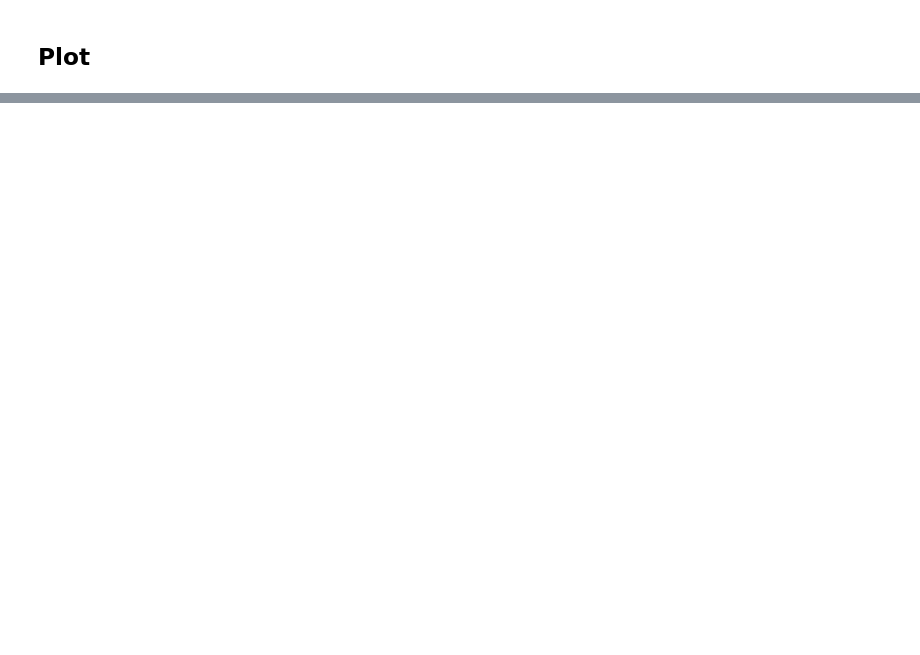
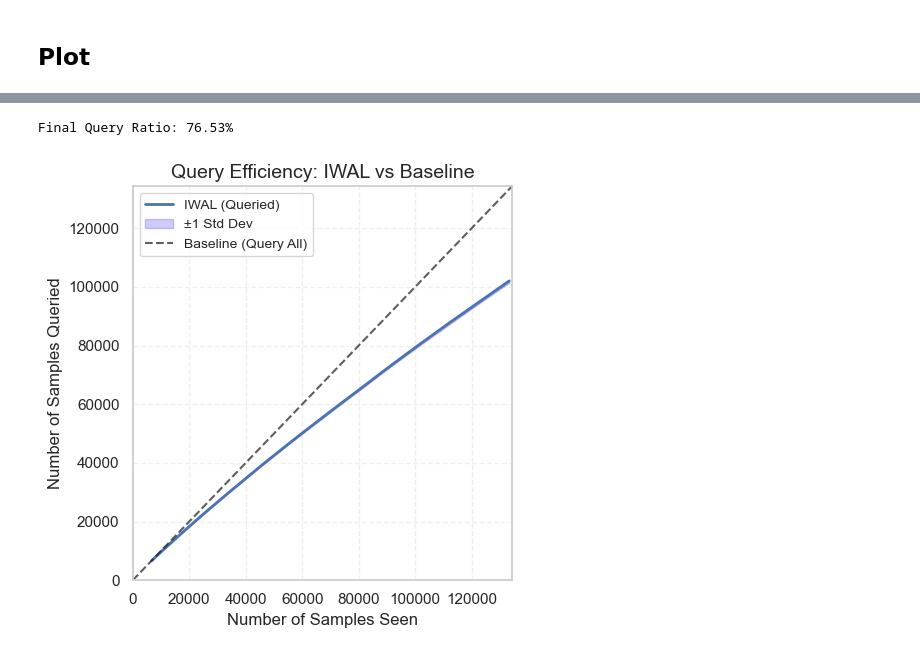
Before and after one commit to ShijieTang/Automation_GDSC, a Jupyter notebook: main_classification.ipynb, the cells around one changed output, grey strips where cells are left out. Saved outputs shown, nothing was run; the diff lists cells and outputs as text; code cells hidden in the pictures; blank space fills up the shorter version.

```diff
--- a/main_classification.ipynb
+++ b/main_classification.ipynb
@@ -858,0 +1123,61 @@ plot_learning_curves(result_dict, save_path=None)
+# %%
+import numpy as np
+import matplotlib.pyplot as plt
+import pickle
+
+with open('./results/classification_IWAL3.pkl', 'rb') as f:
+    results_IWAL = pickle.load(f)
+    accuracy_IWAL = results_IWAL['accuracy']
+    f1_IWAL = results_IWAL['f1']
+    queried_IWAL = results_IWAL['queried']
+    seen_IWAL = results_IWAL['seen']
+
+# Align the lengths of queried_IWAL and seen_IWAL
+max_len = max(len(seen) for seen in seen_IWAL)
+seen_array = np.zeros((len(seen_IWAL), max_len))
+queried_array = np.zeros((len(queried_IWAL), max_len))
+
+for i in range(len(seen_IWAL)):
+    current_seen = seen_IWAL[i]
+    current_queried = queried_IWAL[i]
+    seen_array[i, :len(current_seen)] = current_seen
+    queried_array[i, :len(current_queried)] = current_queried
+
+# Calculate mean and std
+mean_seen = np.mean(seen_array, axis=0) + 6665
+mean_queried = np.mean(queried_array, axis=0)
+std_queried = np.std(queried_array, axis=0)
+
+# Plotting
+plt.figure(figsize=(5, 5))
+plt.plot(mean_seen, mean_queried, 'b-', label='IWAL (Queried)', linewidth=2)
+plt.fill_between(
+    mean_seen,
+    mean_queried - std_queried,
+    mean_queried + std_queried,
+    color='blue',
+    alpha=0.2,
+    label='±1 Std Dev'
+)
+
+# Add baseline line
+max_val = max(np.max(mean_seen), np.max(mean_queried)) + 1000
+plt.plot([0, max_val], [0, max_val], 'k--', label='Baseline (Query All)', linewidth=1.5, alpha=0.7)
+plt.xlabel('Number of Samples Seen', fontsize=12)
+plt.ylabel('Number of Samples Queried', fontsize=12)
+plt.title('Query Efficiency: IWAL vs Baseline', fontsize=14)
+plt.legend(fontsize=10, loc='upper left')
+plt.grid(True, linestyle='--', alpha=0.3)
+plt.xlim(0, max_val)
+plt.ylim(0, max_val)
+plt.tight_layout()
+
+# Print final query ratio
+query_ratio = mean_queried[-1] / mean_seen[-1]
+print(f"Final Query Ratio: {query_ratio:.2%}")
+
+plt.savefig("IWAL_query_efficiency.png", dpi=300, bbox_inches='tight')
+plt.show()
+# %% [output]
+Final Query Ratio: 76.53%
+[figure, added]
```
Also changed, not shown: parts of 29 cells of this notebook.
